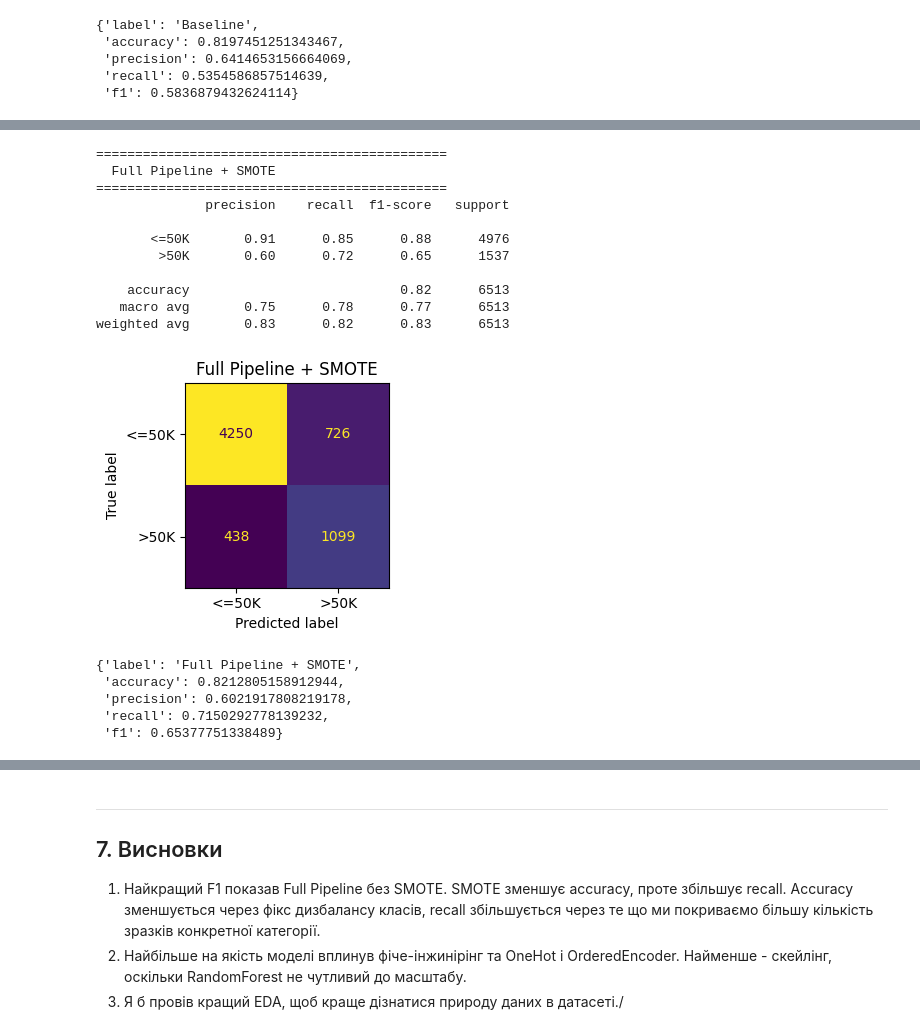
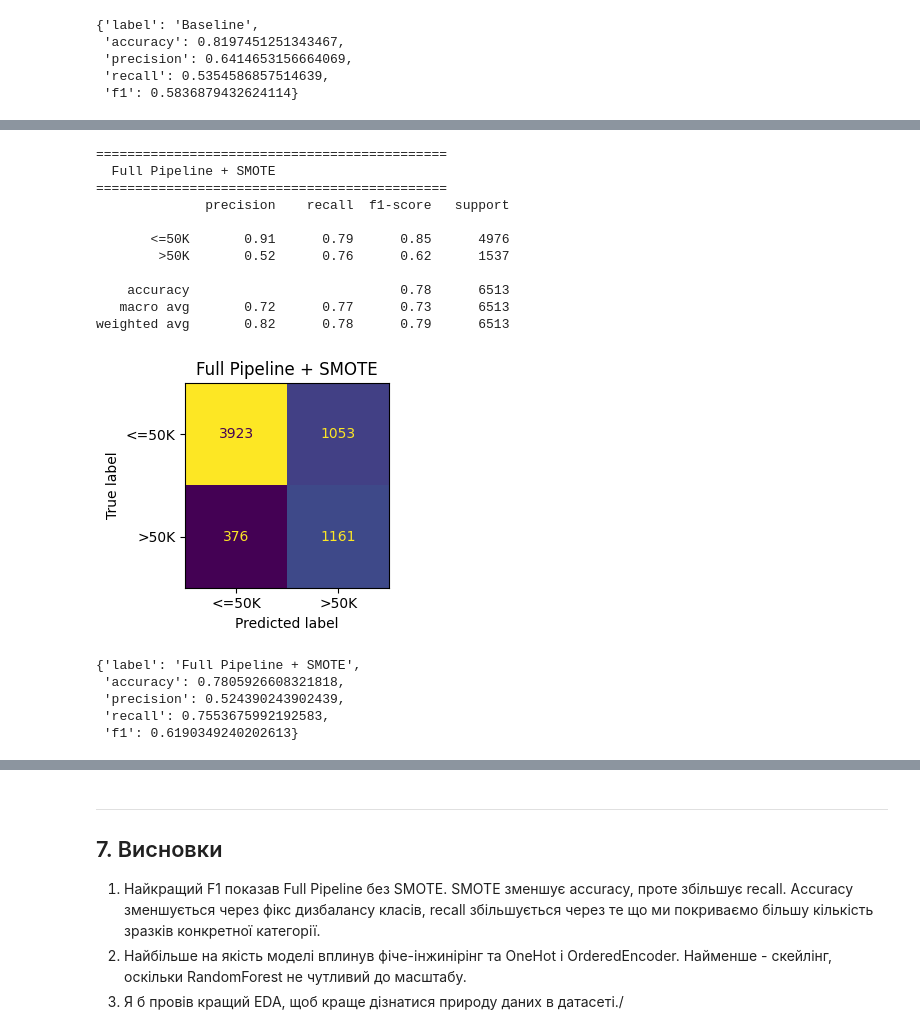
Before and after one commit to andriyqz/ds_club_homework, a Jupyter notebook: notebook.ipynb, the cells around one changed output, grey strips where cells are left out. Saved outputs shown, nothing was run; the diff lists cells and outputs as text; code cells hidden in the pictures.

```diff
--- a/notebook.ipynb
+++ b/notebook.ipynb
@@ -429,47 +454,58 @@ ValueError: could not convert string to float: 'Private'
 # %%
 smote = SMOTE(random_state=42)
 
 X = raw_df.drop(columns=['income', 'fnlwgt', 'education.num'])
 y = raw_df['income']
 
 le = LabelEncoder()
 y = le.fit_transform(y)
 
 X_train_raw, X_test_raw, y_train, y_test = train_test_split(X, y, test_size=0.2, random_state=42)
 
 feature_pipeline = Pipeline([
     ('add_features', FunctionTransformer(add_features))
 ])
 X_train_raw = feature_pipeline.fit_transform(X_train_raw)
 X_test_raw = feature_pipeline.transform(X_test_raw)
 
-X_train_proc = full_pipeline.fit_transform(X_train_raw)
-X_test_proc = full_pipeline.fit_transform(X_test_raw)
+X_train_proc = e_pipeline_preprocessor.fit_transform(X_train_raw)
+X_test_proc = e_pipeline_preprocessor.fit_transform(X_test_raw)
+
+correlations = X_train_proc.corrwith(pd.Series(y_train))
+correlations = correlations.abs()
+
+threshold = 0.003
+features_to_keep = correlations[correlations > threshold].index
+
+
+X_train_filtered = X_train_proc[features_to_keep]
+X_test_filtered = X_test_proc[features_to_keep]
+
 
 smote = SMOTE(random_state=42)
-X_train_bal, y_train_bal = smote.fit_resample(X_train_proc, y_train)
+X_train_bal, y_train_bal = smote.fit_resample(X_train_filtered, y_train)
 
 e_smote = EvaluateModel(label="Full Pipeline + SMOTE")
 e_smote.fit(X_train_bal, y_train_bal)
-e_smote.evaluate(X_test_proc, y_test)
+e_smote.evaluate(X_test_filtered, y_test)
 # %% [output]
 =============================================
   Full Pipeline + SMOTE
 =============================================
               precision    recall  f1-score   support
 
-       <=50K       0.91      0.85      0.88      4976
-        >50K       0.60      0.72      0.65      1537
+       <=50K       0.91      0.79      0.85      4976
+        >50K       0.52      0.76      0.62      1537
 
-    accuracy                           0.82      6513
-   macro avg       0.75      0.78      0.77      6513
-weighted avg       0.83      0.82      0.83      6513
+    accuracy                           0.78      6513
+   macro avg       0.72      0.77      0.73      6513
+weighted avg       0.82      0.78      0.79      6513
-[figure, old version]
+[figure, new version]
 {'label': 'Full Pipeline + SMOTE',
- 'accuracy': 0.8212805158912944,
- 'precision': 0.6021917808219178,
- 'recall': 0.7150292778139232,
- 'f1': 0.65377751338489}
+ 'accuracy': 0.7805926608321818,
+ 'precision': 0.524390243902439,
+ 'recall': 0.7553675992192583,
+ 'f1': 0.6190349240202613}
 # %%
 EvaluateModel.compare([e_baseline, e_pipeline, e_smote])
 # %% [output]
```
Also changed, not shown: parts of 2 cells of this notebook.
